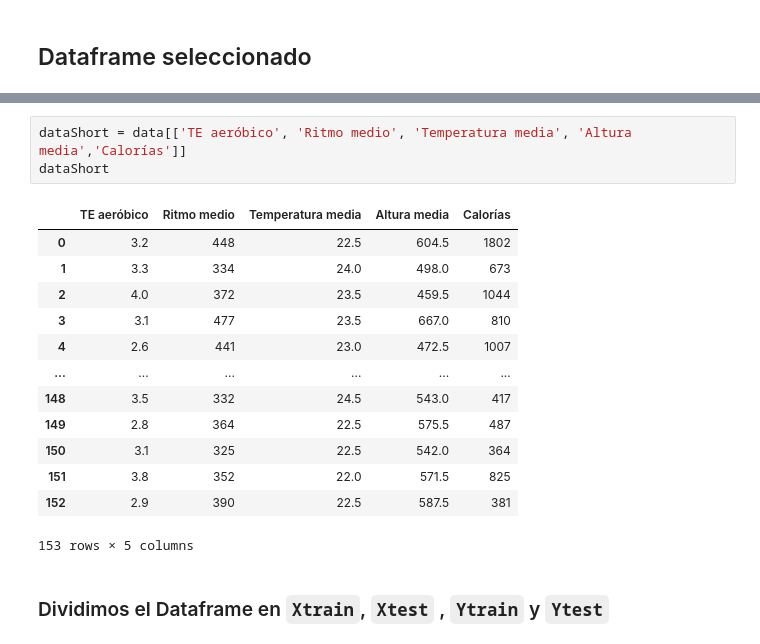
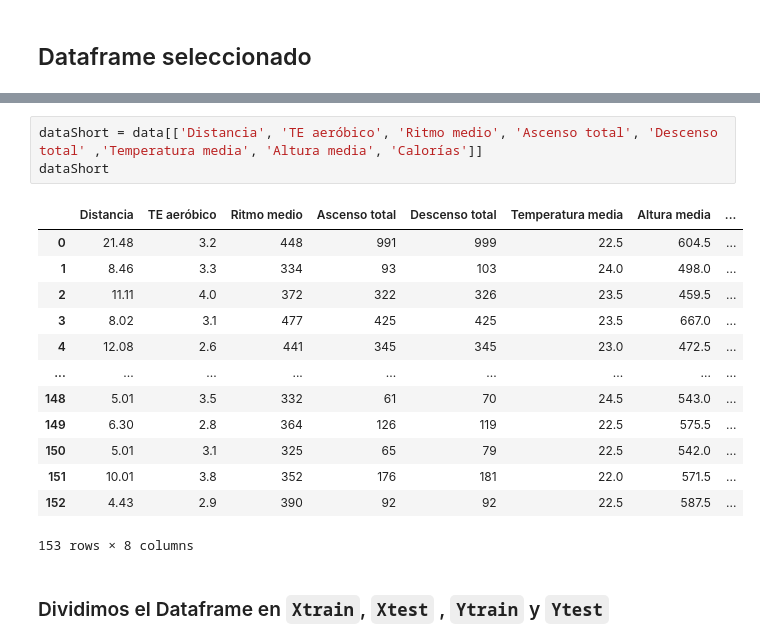
Before and after one commit to IgnacioBarb/Actividad-3.6-Rendimiento-deportivo, a Jupyter notebook: Rendimiento deportivo.ipynb, the cells around one changed output, grey strips where cells are left out. Drawn from its saved outputs; the diff is of its cells as text.

```diff
--- a/Rendimiento deportivo.ipynb
+++ b/Rendimiento deportivo.ipynb
@@ -392,20 +388,20 @@ Es decir con los siguientes campos:
 # %%
-dataShort = data[['TE aeróbico', 'Ritmo medio', 'Temperatura media', 'Altura media','Calorías']]
+dataShort = data[['Distancia', 'TE aeróbico', 'Ritmo medio', 'Ascenso total', 'Descenso total' ,'Temperatura media', 'Altura media', 'Calorías']]
 dataShort
 # %% [output]
-|  | TE aeróbico | Ritmo medio | Temperatura media | Altura media | Calorías |
-| 0 | 3.2 | 448 | 22.5 | 604.5 | 1802 |
-| 1 | 3.3 | 334 | 24.0 | 498.0 | 673 |
-| 2 | 4.0 | 372 | 23.5 | 459.5 | 1044 |
-| 3 | 3.1 | 477 | 23.5 | 667.0 | 810 |
-| 4 | 2.6 | 441 | 23.0 | 472.5 | 1007 |
-| ... | ... | ... | ... | ... | ... |
-| 148 | 3.5 | 332 | 24.5 | 543.0 | 417 |
-| 149 | 2.8 | 364 | 22.5 | 575.5 | 487 |
-| 150 | 3.1 | 325 | 22.5 | 542.0 | 364 |
-| 151 | 3.8 | 352 | 22.0 | 571.5 | 825 |
-| 152 | 2.9 | 390 | 22.5 | 587.5 | 381 |
+|  | Distancia | TE aeróbico | Ritmo medio | Ascenso total | Descenso total | Temperatura media | Altura media | ... |
+| 0 | 21.48 | 3.2 | 448 | 991 | 999 | 22.5 | 604.5 | ... |
+| 1 | 8.46 | 3.3 | 334 | 93 | 103 | 24.0 | 498.0 | ... |
+| 2 | 11.11 | 4.0 | 372 | 322 | 326 | 23.5 | 459.5 | ... |
+| 3 | 8.02 | 3.1 | 477 | 425 | 425 | 23.5 | 667.0 | ... |
+| 4 | 12.08 | 2.6 | 441 | 345 | 345 | 23.0 | 472.5 | ... |
+| ... | ... | ... | ... | ... | ... | ... | ... | ... |
+| 148 | 5.01 | 3.5 | 332 | 61 | 70 | 24.5 | 543.0 | ... |
+| 149 | 6.30 | 2.8 | 364 | 126 | 119 | 22.5 | 575.5 | ... |
+| 150 | 5.01 | 3.1 | 325 | 65 | 79 | 22.5 | 542.0 | ... |
+| 151 | 10.01 | 3.8 | 352 | 176 | 181 | 22.0 | 571.5 | ... |
+| 152 | 4.43 | 2.9 | 390 | 92 | 92 | 22.5 | 587.5 | ... |
-153 rows × 5 columns
+153 rows × 8 columns
 # %% [markdown]
 ### Dividimos el Dataframe en `Xtrain`, `Xtest` , `Ytrain` y `Ytest`
 # %%
```
Also changed, not shown: parts of 10 cells of this notebook.
